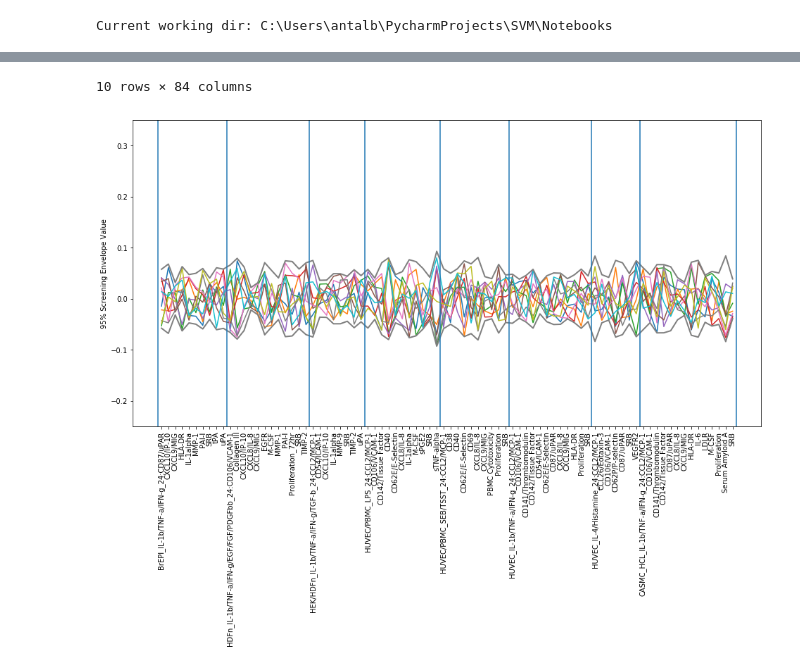
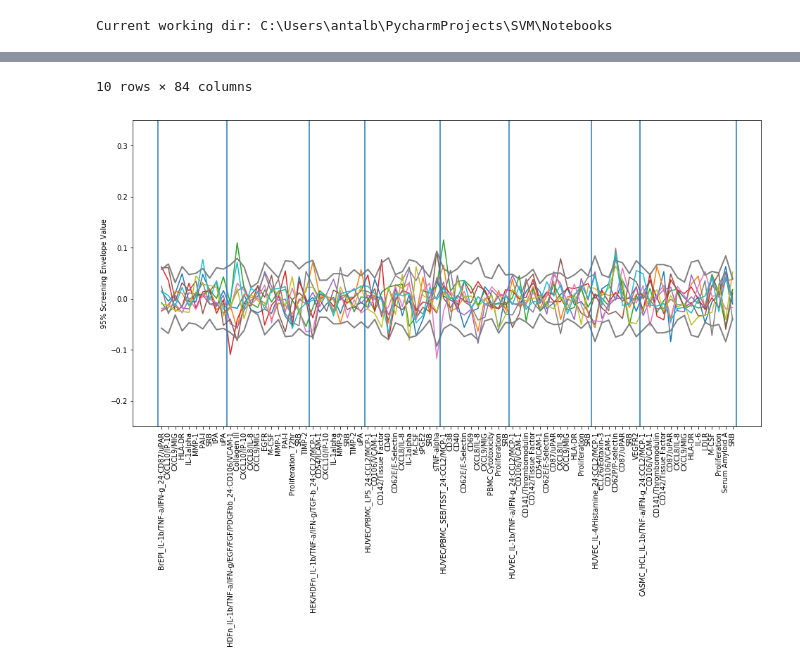
Before and after one commit to AntalBerenyi/SVM, a Jupyter notebook: Notebooks/Print Random Profiles.ipynb, the cells around one changed output, grey strips where cells are left out. Cells and saved outputs as stored; diff of their text form; code cells hidden in the pictures.

```diff
--- a/Notebooks/Print Random Profiles.ipynb
+++ b/Notebooks/Print Random Profiles.ipynb
@@ -14,7 +41,7 @@ rpg = RandomProfileGenerator(envelope_file='SigEnvelopeFile.xml', data_file='SVM
 
 envelope=RandomProfileGenerator.TRUSTED
 conf=RandomProfileGenerator._95
-rp_df = rpg.get_random_profiles(prof_num=10, envelope=envelope,conf=conf, dist='rand')
+rp_df = rpg.get_random_profiles(prof_num=10, envelope=envelope,conf=conf, dist='randn')
 screen_envelope = rpg.get_envelope(envelope=envelope,conf=conf)
 
 plt.figure(figsize=(16,8))
@@ -80,2 +107,2 @@ Current working dir: C:\Users\antalb\PycharmProjects\SVM\Notebooks
 10 rows × 84 columns
-[figure, old version]
+[figure, new version]
```
Also changed, not shown: parts of 2 cells of this notebook, 10 other files.
